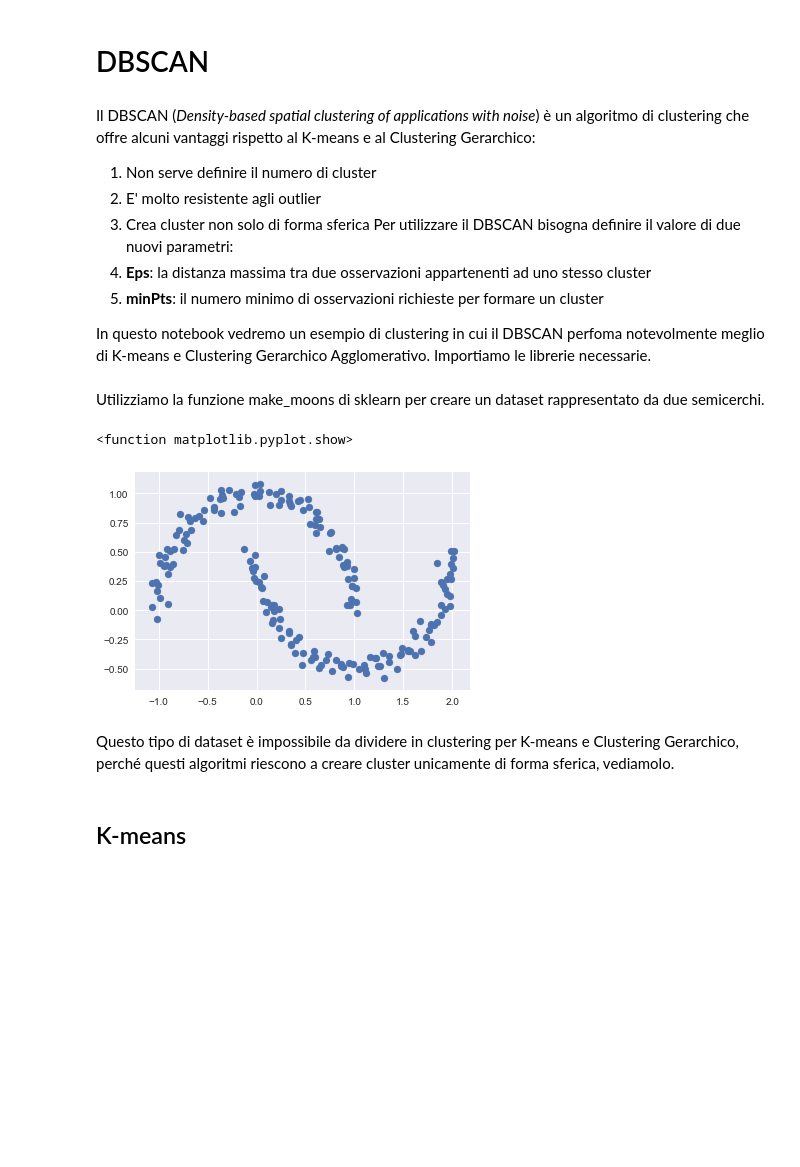
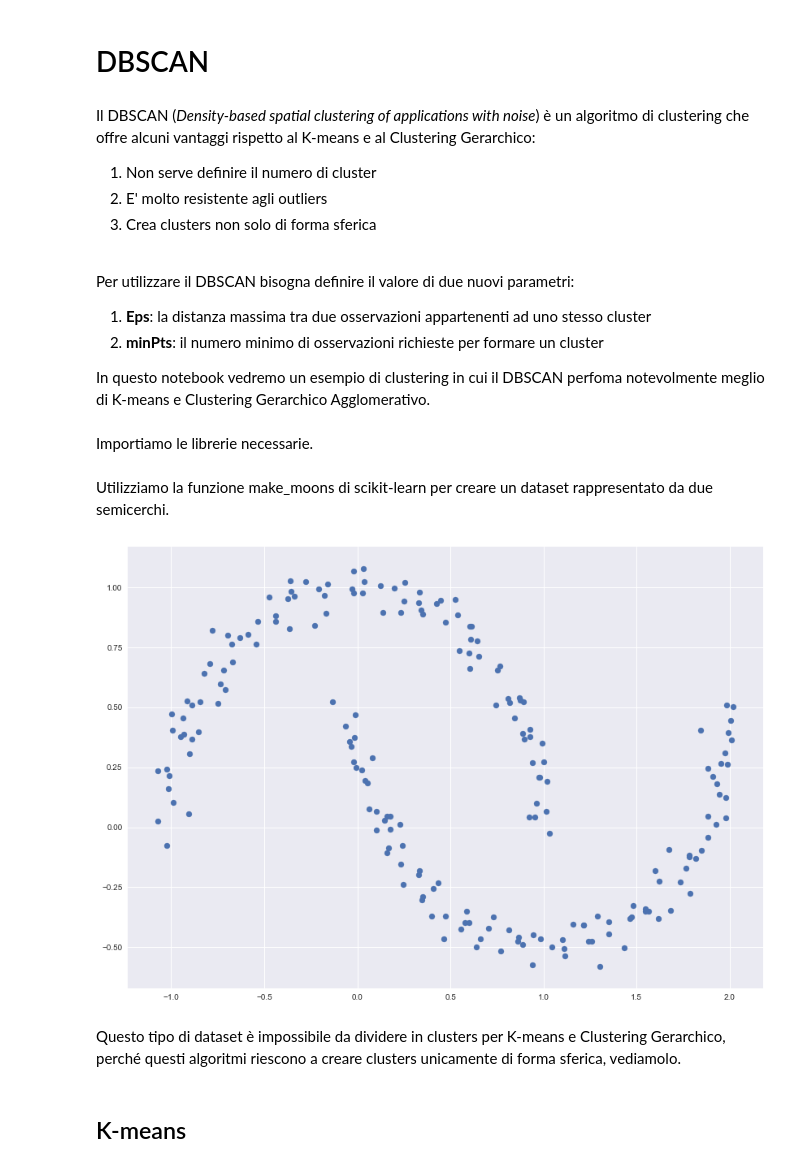
Before and after one commit to ProfAI/ml00, a Jupyter notebook: 8 - Clustering/DBSCAN.ipynb, the cells around one changed output. Cells and saved outputs as stored; diff of their text form; code cells hidden in the pictures; blank space fills up the shorter version.

```diff
--- a/8 - Clustering/DBSCAN.ipynb
+++ b/8 - Clustering/DBSCAN.ipynb
@@ -3,31 +3,35 @@
 # %% [markdown]
 Il DBSCAN (*Density-based spatial clustering of applications with noise*) è un algoritmo di clustering che offre alcuni vantaggi rispetto al K-means e al Clustering Gerarchico:
 1. Non serve definire il numero di cluster
-2. E' molto resistente agli outlier
-3. Crea cluster non solo di forma sferica
+2. E' molto resistente agli outliers
+3. Crea clusters non solo di forma sferica
+<br>
+
 Per utilizzare il DBSCAN bisogna definire il valore di due nuovi parametri:
+
 1. **Eps**: la distanza massima tra due osservazioni appartenenti ad uno stesso cluster
 2. **minPts**: il numero minimo di osservazioni richieste per formare un cluster
 
 In questo notebook vedremo un esempio di clustering in cui il DBSCAN perfoma notevolmente meglio di K-means e Clustering Gerarchico Agglomerativo.
+<br><br>
 Importiamo le librerie necessarie.
 # %%
 import matplotlib.pyplot as plt
 import seaborn as sns
 from sklearn.datasets import make_moons
 
+plt.rcParams["figure.figsize"] = (14, 10)
 sns.set()
 # %% [markdown]
-Utilizziamo la funzione make_moons di sklearn per creare un dataset rappresentato da due semicerchi.
+Utilizziamo la funzione <span style="font-family: Monaco">make_moons</span> di scikit-learn per creare un dataset rappresentato da due semicerchi.
 # %%
 X, y = make_moons(n_samples=200, noise=0.05, random_state=0)
 plt.scatter(X[:,0],X[:,1])
-plt.show
+plt.show()
 # %% [output]
-<function matplotlib.pyplot.show>
-[figure, old version]
+[figure, new version]
 # %% [markdown]
-Questo tipo di dataset è impossibile da dividere in clustering per K-means e Clustering Gerarchico, perché questi algoritmi riescono a creare cluster unicamente di forma sferica, vediamolo.
+Questo tipo di dataset è impossibile da dividere in clusters per K-means e Clustering Gerarchico, perché questi algoritmi riescono a creare clusters unicamente di forma sferica, vediamolo.
 # %% [markdown]
 ## K-means
 # %%
```
Also changed, not shown: parts of 6 cells of this notebook, 12 other files.
